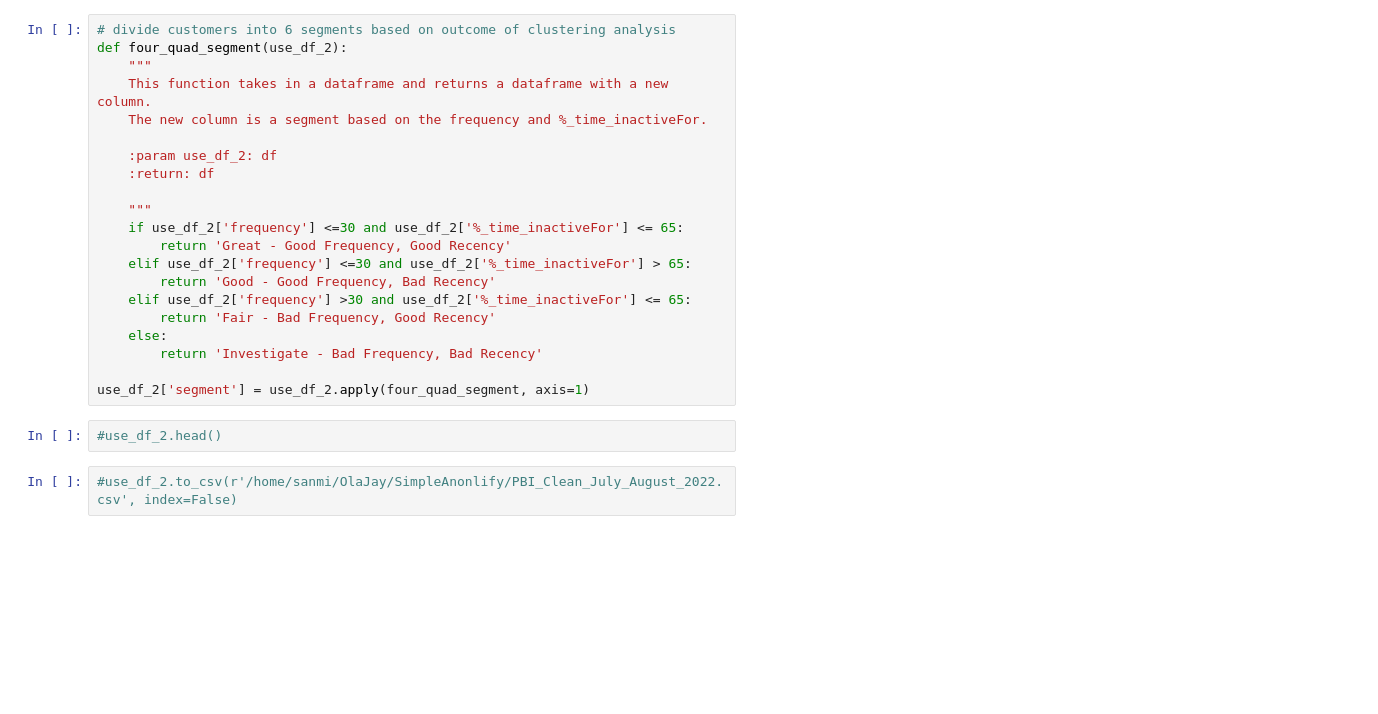
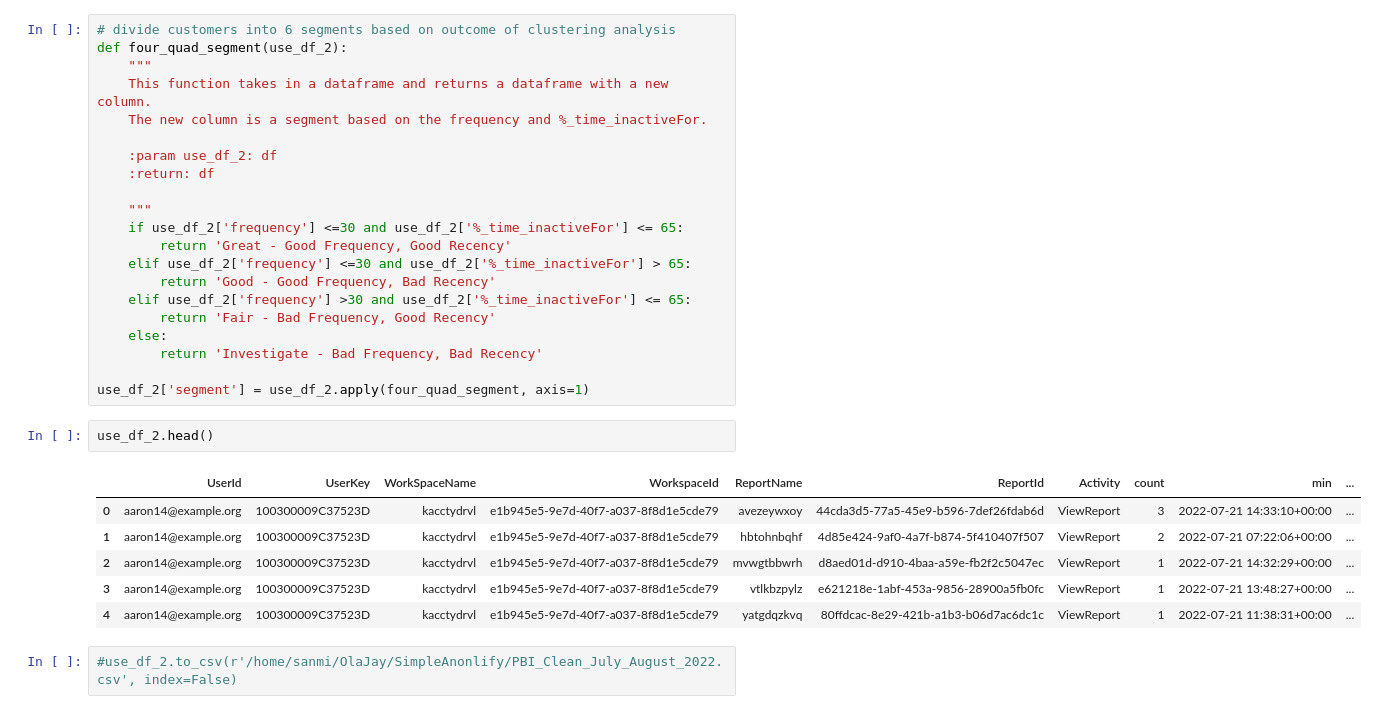
Before and after one commit to Bralabee/mlops_pbi_hs2, a Jupyter notebook: mlops_pbi/notebooks/ingestLogic.ipynb, the cells around one changed output. Cells and saved outputs as stored; diff of their text form; blank space fills up the shorter version.

```diff
--- a/mlops_pbi/notebooks/ingestLogic.ipynb
+++ b/mlops_pbi/notebooks/ingestLogic.ipynb
@@ -838,7 +837,14 @@ def four_quad_segment(use_df_2):
         return 'Investigate - Bad Frequency, Bad Recency'
 
 use_df_2['segment'] = use_df_2.apply(four_quad_segment, axis=1)
-# %%
-#use_df_2.head()
+# %%
+use_df_2.head()
+# %% [output]
+|  | UserId | UserKey | WorkSpaceName | WorkspaceId | ReportName | ReportId | Activity | count | min | ... |
+| 0 | aaron14@example.org | 100300009C37523D | kacctydrvl | e1b945e5-9e7d-40f7-a037-8f8d1e5cde79 | avezeywxoy | 44cda3d5-77a5-45e9-b596-7def26fdab6d | ViewReport | 3 | 2022-07-21 14:33:10+00:00 | ... |
+| 1 | aaron14@example.org | 100300009C37523D | kacctydrvl | e1b945e5-9e7d-40f7-a037-8f8d1e5cde79 | hbtohnbqhf | 4d85e424-9af0-4a7f-b874-5f410407f507 | ViewReport | 2 | 2022-07-21 07:22:06+00:00 | ... |
+| 2 | aaron14@example.org | 100300009C37523D | kacctydrvl | e1b945e5-9e7d-40f7-a037-8f8d1e5cde79 | mvwgtbbwrh | d8aed01d-d910-4baa-a59e-fb2f2c5047ec | ViewReport | 1 | 2022-07-21 14:32:29+00:00 | ... |
+| 3 | aaron14@example.org | 100300009C37523D | kacctydrvl | e1b945e5-9e7d-40f7-a037-8f8d1e5cde79 | vtlkbzpylz | e621218e-1abf-453a-9856-28900a5fb0fc | ViewReport | 1 | 2022-07-21 13:48:27+00:00 | ... |
+| 4 | aaron14@example.org | 100300009C37523D | kacctydrvl | e1b945e5-9e7d-40f7-a037-8f8d1e5cde79 | yatgdqzkvq | 80ffdcac-8e29-421b-a1b3-b06d7ac6dc1c | ViewReport | 1 | 2022-07-21 11:38:31+00:00 | ... |
 # %%
 #use_df_2.to_csv(r'/home/sanmi/OlaJay/SimpleAnonlify/PBI_Clean_July_August_2022.csv', index=False)
```
Also changed, not shown: parts of 37 cells of this notebook, 2 other files.
